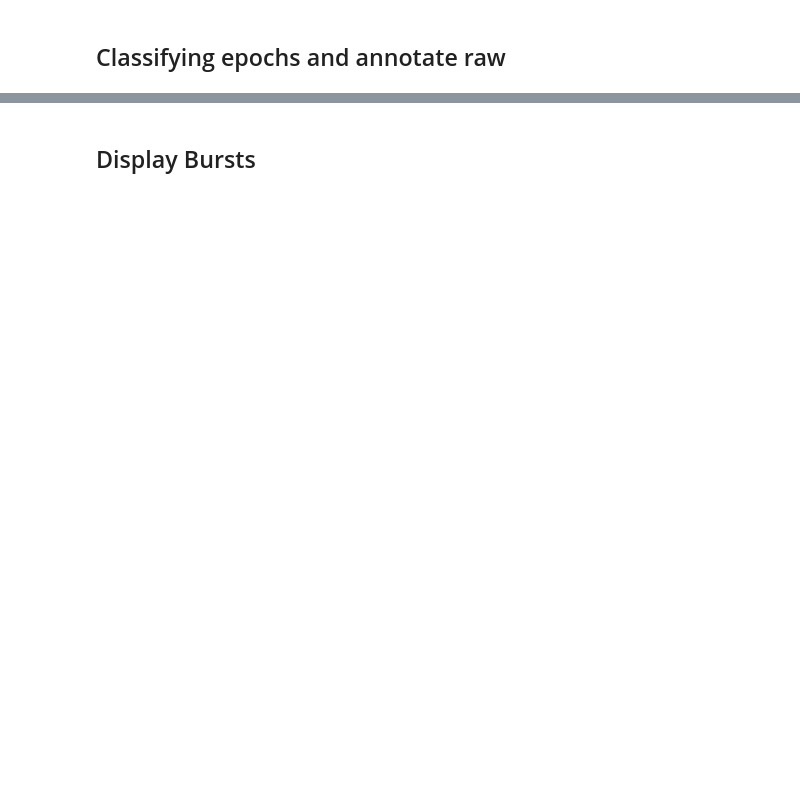
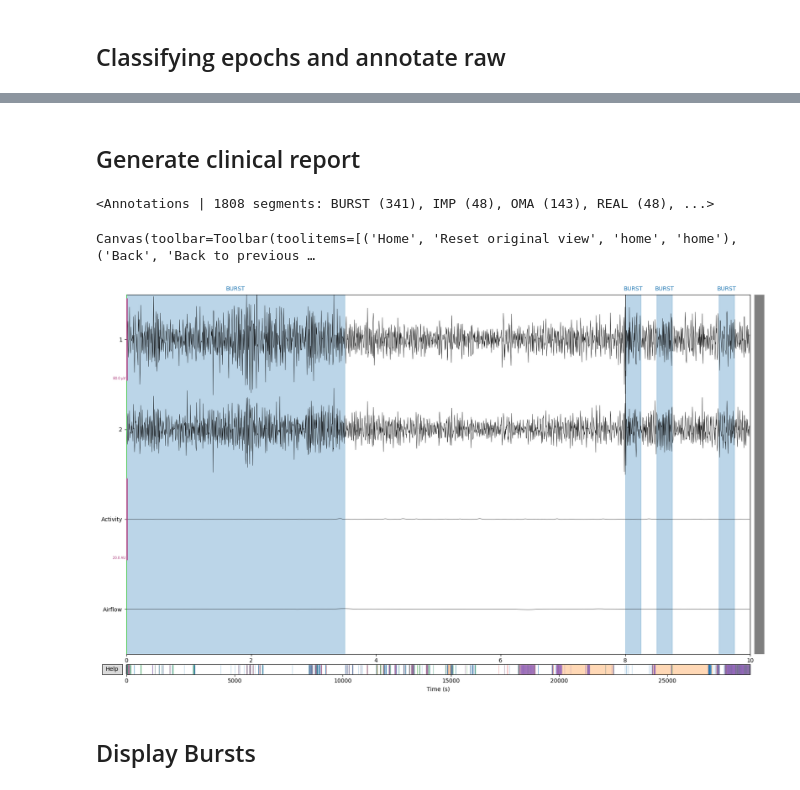
Before and after one commit to lkorczowski/Tinnitus-n-Sleep, a Jupyter notebook: notebooks/Bruxism_detection.ipynb, the cells around one changed output, grey strips where cells are left out. Drawn from its saved outputs; the diff is of its cells as text; code cells hidden in the pictures; blank space fills up the shorter version.

```diff
--- a/notebooks/Bruxism_detection.ipynb
+++ b/notebooks/Bruxism_detection.ipynb
@@ -143,0 +132,15 @@ Canvas(toolbar=Toolbar(toolitems=[('Home', 'Reset original view', 'home', 'home'
+# %%
+_, valid_labels_IMP, log["IMP"] = preprocess(raw, duration_Impedance, duration_Impedance,
+                                             picks_chan=picks_imp,
+
+                                             Thresholding_kwargs=dict(abs_threshold=THR_imp,
+                                                                      rel_threshold=0,
+                                                                      decision_function=lambda
+                                                                          foo: np.any(
+                                                                          foo > 0, axis=-1)),
+                                             burst_to_episode_kwargs=dict(min_burst_joining=0,
+                                                                          delim=1)
+                                             )
+valid_labels_bruxism.append(valid_labels_IMP)
+print(f"Valid EMG impedances for {np.sum(valid_labels_IMP)} epochs out of {len(valid_labels_IMP)} ({np.sum(valid_labels_IMP)/len(valid_labels_IMP)*100:.2f}%)")
+AnnotateRaw_sliding(raw, np.invert(valid_labels_IMP), dict_annotations= {1: "IMP"}, duration=duration_Impedance , interval=duration_Impedance, merge=True)
@@ -200,23 +162,12 @@ good epochs for 104714 epochs out of 104750 (99.97%)
 ## Classifying epochs and annotate raw
 # %%
 # compute the sum of power over electrodes and samples in each window
-epochs_adaptive = int(60 / window_length) # in epochs
-pipeline = AmplitudeThresholding(abs_threshold=0., rel_threshold=2, n_adaptive=epochs_adaptive)
+valid_labels = merge_labels_list(valid_labels_bruxism, len(epochs))
+epochs_adaptive = int(n_adaptive_bruxism / window_length_bruxism) # in epochs
+pipeline = AmplitudeThresholding(abs_threshold=0., rel_threshold=3, n_adaptive=240)
 X        = rms(epochs[valid_labels]) # take only valid labels
 labels   = pipeline.fit_predict(X)
+
+print(f"bursts count: {np.sum(labels)}/{len(labels)} ({np.sum(labels) / len(labels) * 100:.2f}%)")
+
 labels   = fuse_with_classif_result(np.invert(valid_labels), labels) # add the missing labels removed with artefacts
-print(f"bursts count: {np.sum(labels)}/{len(labels)} ({np.sum(labels) / len(labels) * 100:.2f}%)")
-print(f"bursts time: {np.sum(labels) * window_length} seconds")
-
-dict_annotations = {1: "burst"}
-annotations = []
-for k, label in enumerate(labels):
-    if label > 0:
-        annotations.append(dict(
-            onset=k*interval/sfreq,
-            duration=duration/sfreq,
-            description=dict_annotations[label],
-            orig_time=offset
-        )
-
-        )
@@ -226,3 +239,14 @@ bursts time: 0.0 seconds
+# %% [markdown]
+## Generate clinical report
+# %%
+generate_bruxism_report(labels, window_length_bruxism, delim = 3)
+print(raw.annotations)
+scalings["misc"]=10
+raw.copy().pick(picks=all_channels).load_data().filter(**filter_kwargs_emg).plot(scalings=scalings)
+# %% [output]
+<Annotations | 1808 segments: BURST (341), IMP (48), OMA (143), REAL (48), ...>
+Canvas(toolbar=Toolbar(toolitems=[('Home', 'Reset original view', 'home', 'home'), ('Back', 'Back to previous …
+[figure, added]
 # %% [markdown]
 ## Display Bursts
 # %%
```
Also changed, not shown: parts of 35 cells of this notebook, 1 other file.
